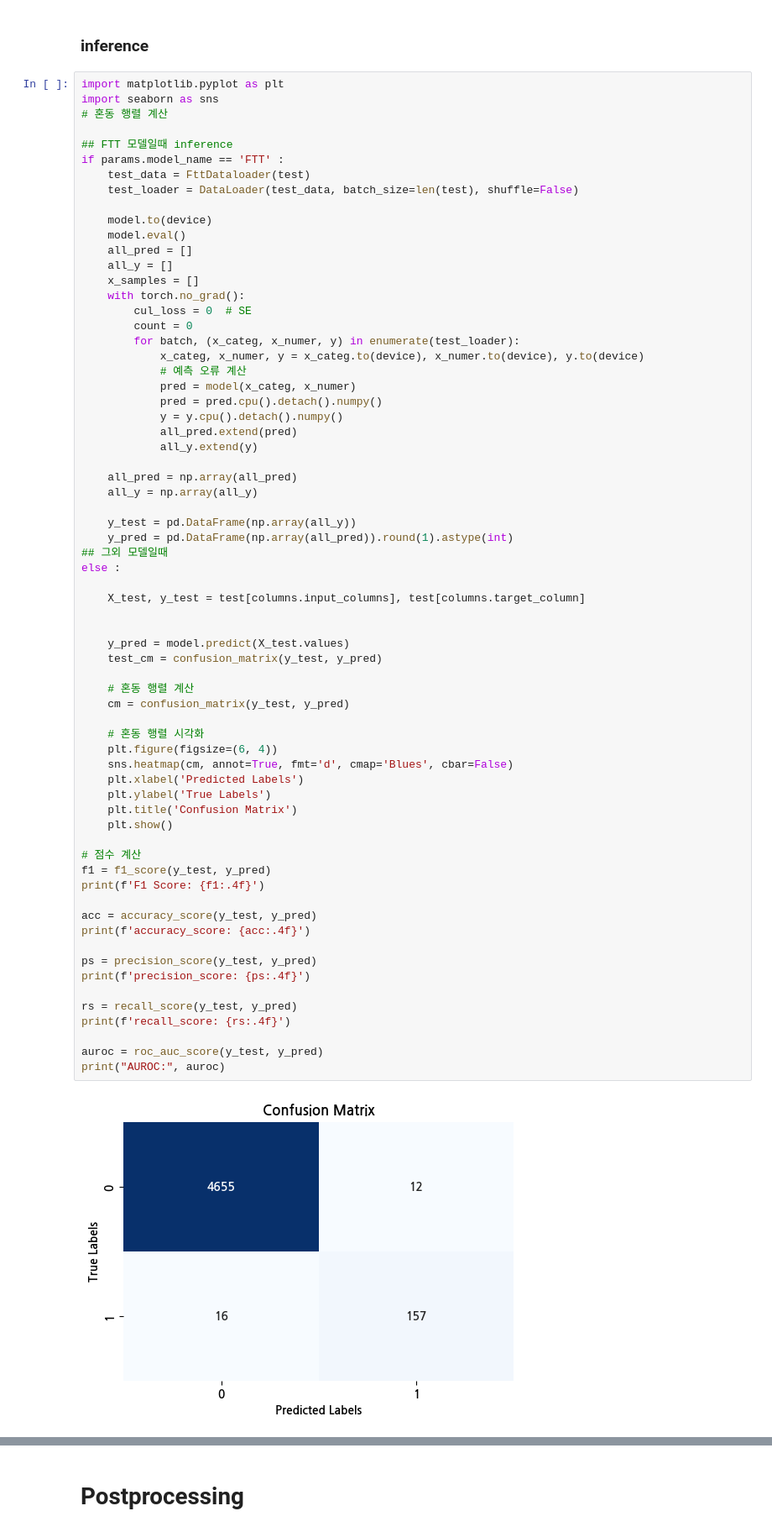
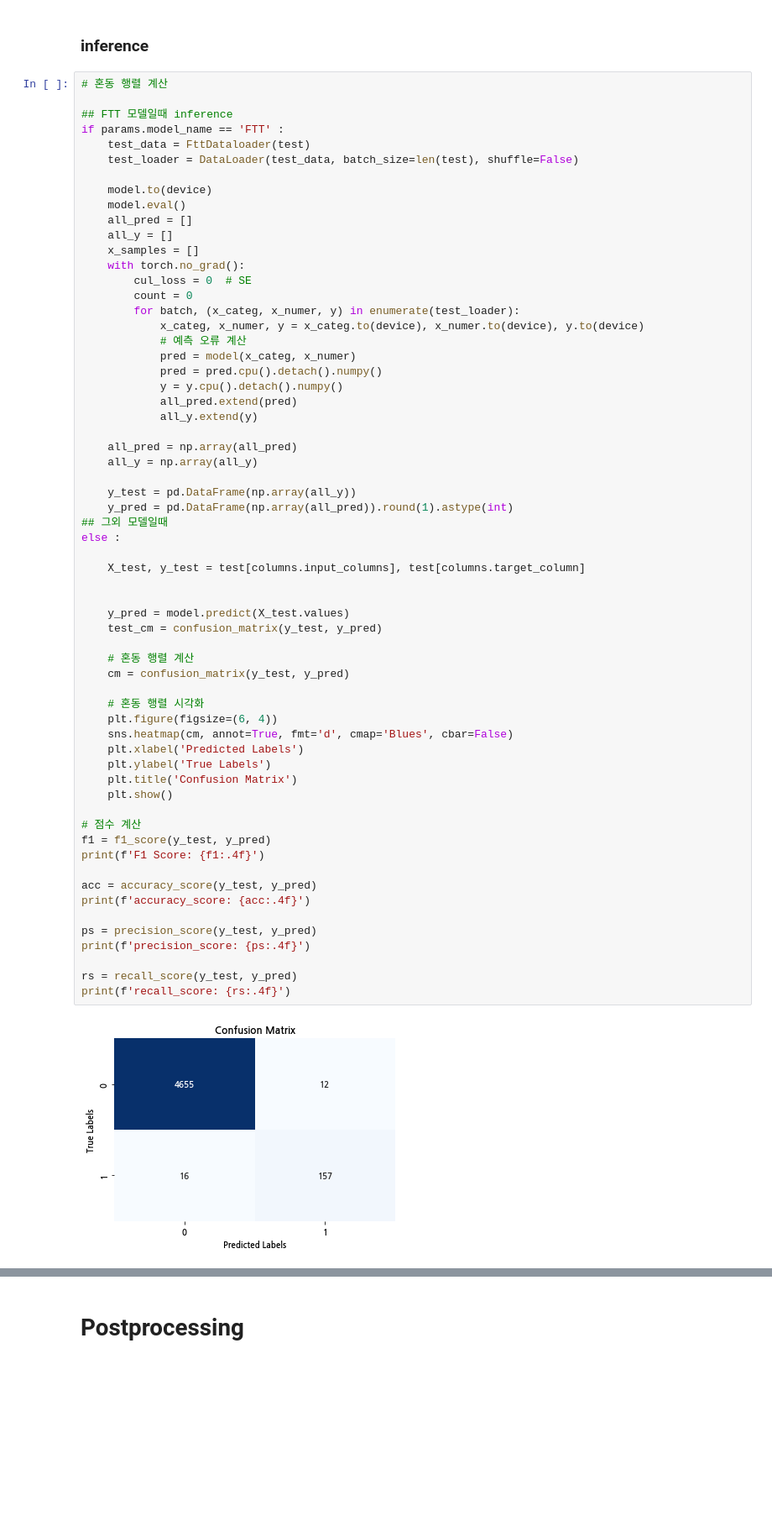
Before and after one commit to muk-jjang/2024_KAMP_casting_optimization_competition, a Jupyter notebook: casting_optimization/main.ipynb, the cells around one changed output, grey strips where cells are left out. Shown at 84% size. Drawn from its saved outputs; the diff is of its cells as text; blank space fills up the shorter version.

```diff
--- a/casting_optimization/main.ipynb
+++ b/casting_optimization/main.ipynb
@@ -92,8 +95,6 @@ elif params.model_name == 'FTT' :
 # %% [markdown]
 ### inference
 # %%
-import matplotlib.pyplot as plt
-import seaborn as sns
 # 혼동 행렬 계산
 
 ## FTT 모델일때 inference
@@ -129,37 +130,34 @@ else :
     X_test, y_test = test[columns.input_columns], test[columns.target_column]
 
 
     y_pred = model.predict(X_test.values)
     test_cm = confusion_matrix(y_test, y_pred)
 
     # 혼동 행렬 계산
     cm = confusion_matrix(y_test, y_pred)
 
     # 혼동 행렬 시각화
     plt.figure(figsize=(6, 4))
     sns.heatmap(cm, annot=True, fmt='d', cmap='Blues', cbar=False)
     plt.xlabel('Predicted Labels')
     plt.ylabel('True Labels')
     plt.title('Confusion Matrix')
     plt.show()
 
 # 점수 계산
 f1 = f1_score(y_test, y_pred)
 print(f'F1 Score: {f1:.4f}')
 
 acc = accuracy_score(y_test, y_pred)
 print(f'accuracy_score: {acc:.4f}')
 
 ps = precision_score(y_test, y_pred)
 print(f'precision_score: {ps:.4f}')
 
 rs = recall_score(y_test, y_pred)
 print(f'recall_score: {rs:.4f}')
-
-auroc = roc_auc_score(y_test, y_pred)
-print("AUROC:", auroc)
 # %% [output]
-[figure, old version]
+[figure, new version]
 F1 Score: 0.9181
 accuracy_score: 0.9942
 precision_score: 0.9290
```
Also changed, not shown: parts of 22 cells of this notebook.
